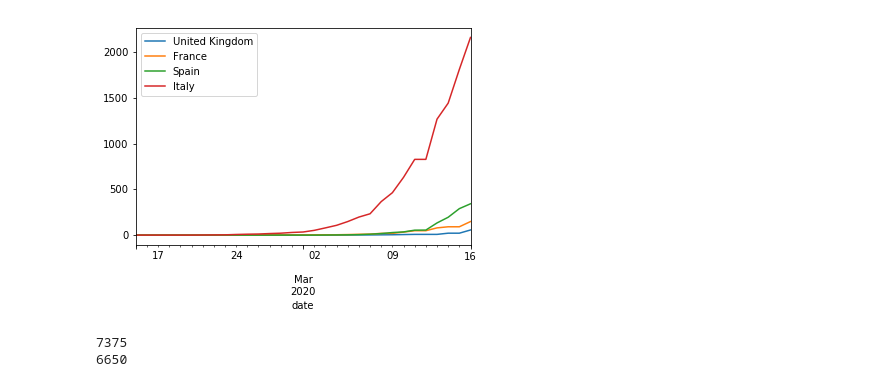
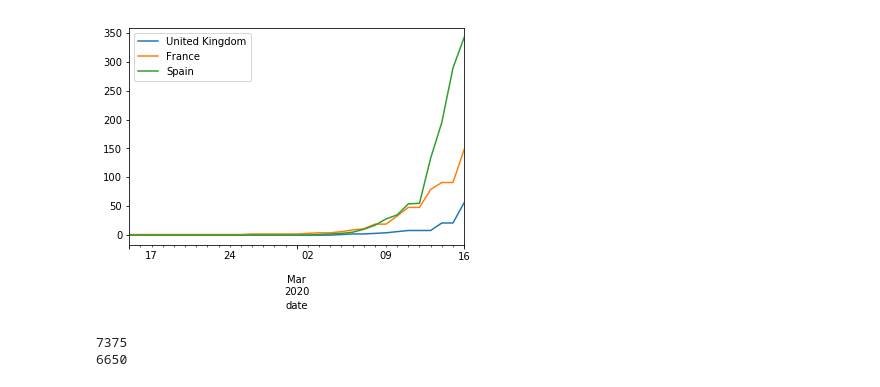
Before and after one commit to qube3/covid19, a Jupyter notebook: notebook1.ipynb, the cells around one changed output. Drawn from its saved outputs; the diff is of its cells as text; code cells hidden in the pictures.

```diff
--- a/notebook1.ipynb
+++ b/notebook1.ipynb
@@ -37,10 +37,10 @@ dfCase = dfListTreat[1]
 # %%
 dfMort['United Kingdom'].plot()
 dfMort['France'].plot()
 dfMort['Spain'].plot()
-dfMort['Italy'].plot()
+#dfMort['Italy'].plot()
 plt.legend()
 plt.show()
 # %% [output]
-[figure, old version]
+[figure, new version]
 # %%
```
Also changed, not shown: parts of 1 cell of this notebook.
